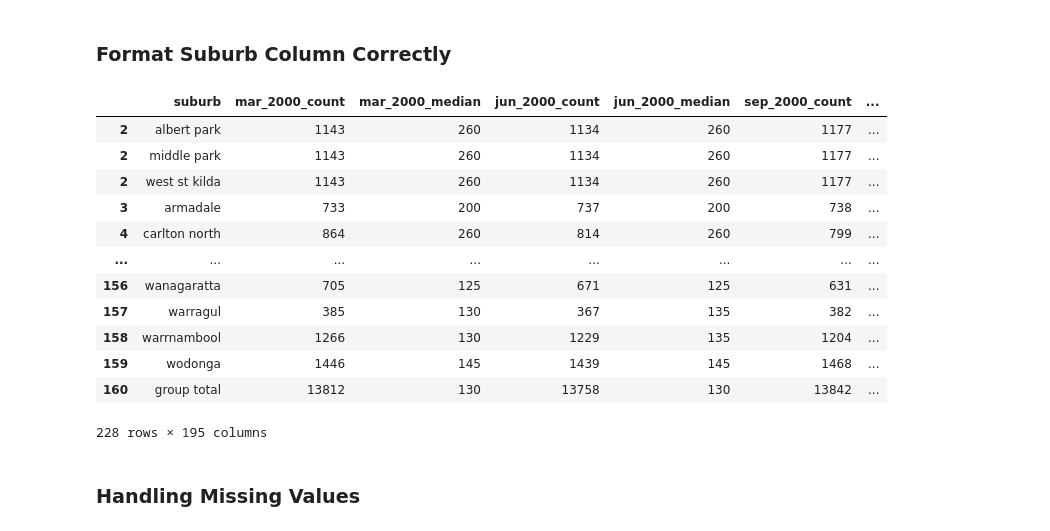
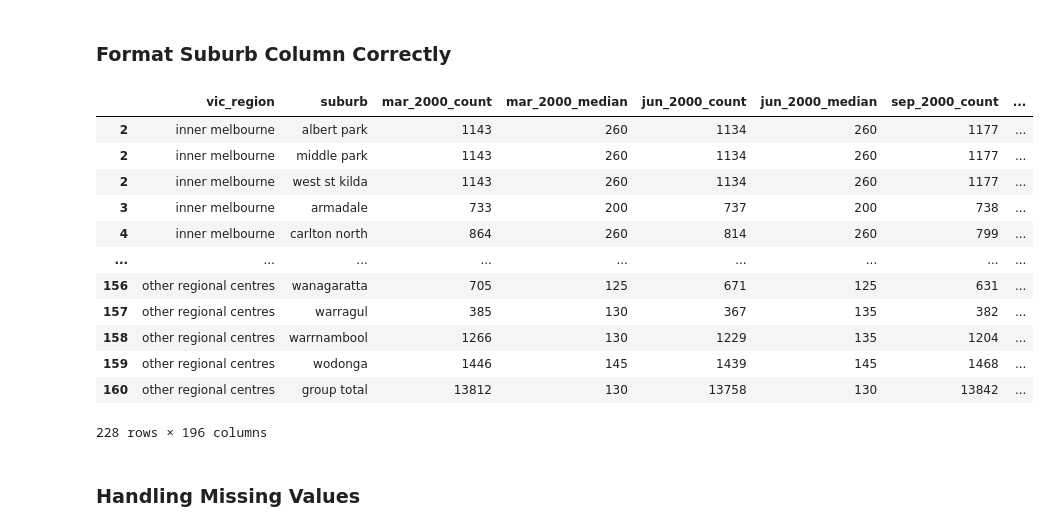
Before and after one commit to MAST30034-AppliedDataScience/project-2-group-real-estate-industry-project-15, a Jupyter notebook: notebooks/preprocess_rental_history.ipynb, the cells around one changed output. Drawn from its saved outputs; the diff is of its cells as text; code cells hidden in the pictures.

```diff
--- a/notebooks/preprocess_rental_history.ipynb
+++ b/notebooks/preprocess_rental_history.ipynb
@@ -107,22 +112,45 @@ three_bed_house = format_suburb_col(three_bed_house)
 four_bed_house = format_suburb_col(four_bed_house)
 
 all_properties = format_suburb_col(all_properties)
-# Lower case all suburb names
-all_properties['suburb'] = all_properties['suburb'].str.lower()
-all_properties
-# %% [output]
-|  | suburb | mar_2000_count | mar_2000_median | jun_2000_count | jun_2000_median | sep_2000_count | ... |
-| 2 | albert park | 1143 | 260 | 1134 | 260 | 1177 | ... |
-| 2 | middle park | 1143 | 260 | 1134 | 260 | 1177 | ... |
-| 2 | west st kilda | 1143 | 260 | 1134 | 260 | 1177 | ... |
-| 3 | armadale | 733 | 200 | 737 | 200 | 738 | ... |
-| 4 | carlton north | 864 | 260 | 814 | 260 | 799 | ... |
-| ... | ... | ... | ... | ... | ... | ... | ... |
-| 156 | wanagaratta | 705 | 125 | 671 | 125 | 631 | ... |
-| 157 | warragul | 385 | 130 | 367 | 135 | 382 | ... |
-| 158 | warrnambool | 1266 | 130 | 1229 | 135 | 1204 | ... |
-| 159 | wodonga | 1446 | 145 | 1439 | 145 | 1468 | ... |
-| 160 | group total | 13812 | 130 | 13758 | 130 | 13842 | ... |
-228 rows × 195 columns
+# %%
+def lowercase_string_cols(df):
+    """
+    This function inputs a dataframe and lowercases the 'vic_region' and 'suburb'
+    columns. It the returns the dataframe with the lowercased columns.
+    """
+    string_cols = ['vic_region', 'suburb']
+
+    for col in string_cols:
+        if col in df.columns and df[col].dtype == 'object':
+            df[col] = df[col].str.lower()
+
+    return df
+
+# Lowercase the string columns using the function
+one_bed_flat = lowercase_string_cols(one_bed_flat)
+two_bed_flat = lowercase_string_cols(two_bed_flat)
+three_bed_flat = lowercase_string_cols(three_bed_flat)
+
+two_bed_house = lowercase_string_cols(two_bed_house)
+three_bed_house = lowercase_string_cols(three_bed_house)
+four_bed_house = lowercase_string_cols(four_bed_house)
+
+all_properties = lowercase_string_cols(all_properties)
+
+all_properties
+# %% [output]
+|  | vic_region | suburb | mar_2000_count | mar_2000_median | jun_2000_count | jun_2000_median | sep_2000_count | ... |
+| 2 | inner melbourne | albert park | 1143 | 260 | 1134 | 260 | 1177 | ... |
+| 2 | inner melbourne | middle park | 1143 | 260 | 1134 | 260 | 1177 | ... |
+| 2 | inner melbourne | west st kilda | 1143 | 260 | 1134 | 260 | 1177 | ... |
+| 3 | inner melbourne | armadale | 733 | 200 | 737 | 200 | 738 | ... |
+| 4 | inner melbourne | carlton north | 864 | 260 | 814 | 260 | 799 | ... |
+| ... | ... | ... | ... | ... | ... | ... | ... | ... |
+| 156 | other regional centres | wanagaratta | 705 | 125 | 671 | 125 | 631 | ... |
+| 157 | other regional centres | warragul | 385 | 130 | 367 | 135 | 382 | ... |
+| 158 | other regional centres | warrnambool | 1266 | 130 | 1229 | 135 | 1204 | ... |
+| 159 | other regional centres | wodonga | 1446 | 145 | 1439 | 145 | 1468 | ... |
+| 160 | other regional centres | group total | 13812 | 130 | 13758 | 130 | 13842 | ... |
+228 rows × 196 columns
 # %% [markdown]
 ### Handling Missing Values
```
Also changed, not shown: parts of 8 cells of this notebook.
